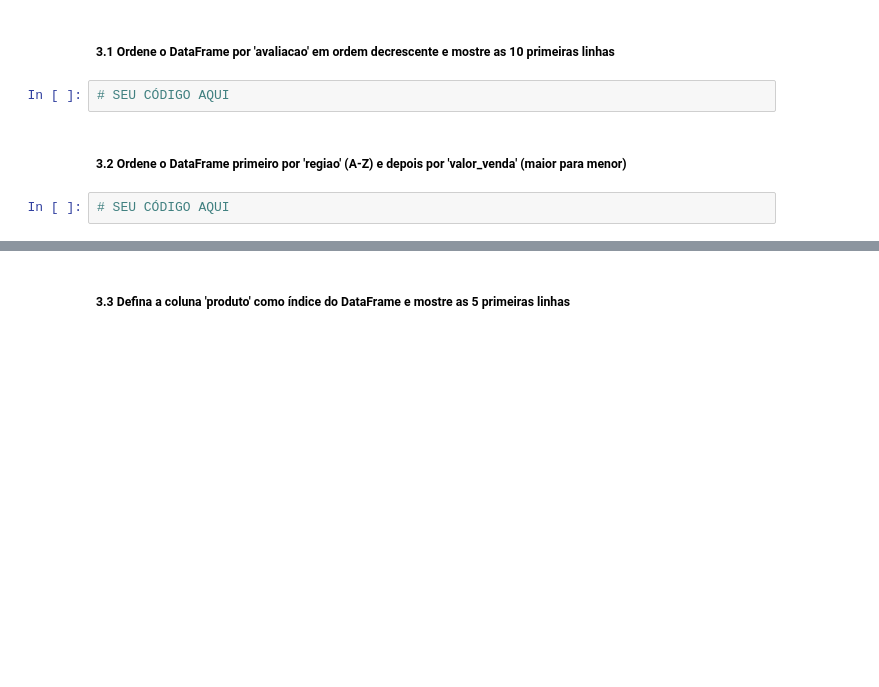
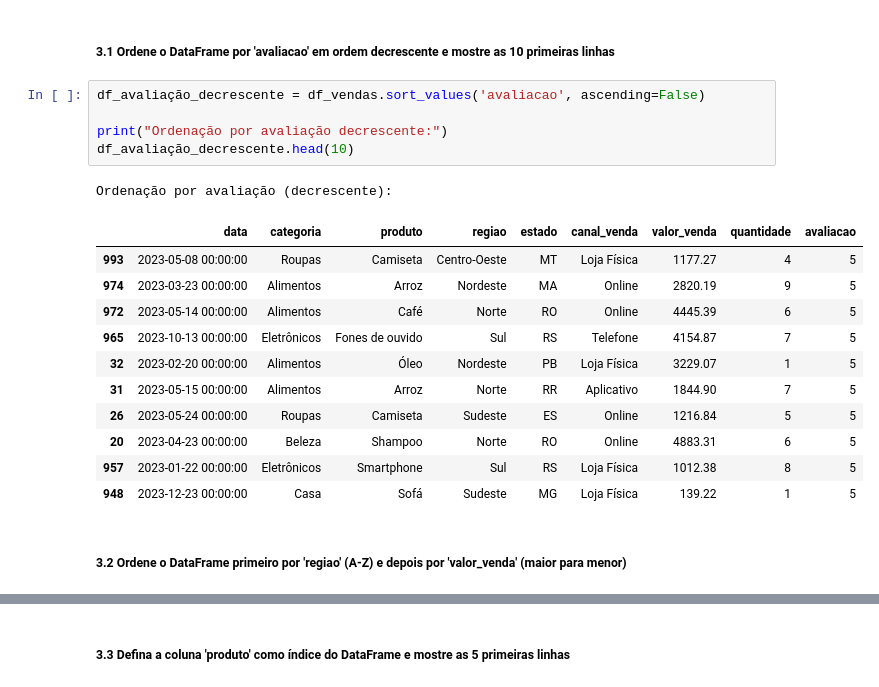
Before and after one commit to nxgleo/Notebook-lads, a Jupyter notebook: desafio_2_etapa.ipynb, the cells around one changed output, grey strips where cells are left out. Drawn from its saved outputs; the diff is of its cells as text; blank space fills up the shorter version.

```diff
--- a/desafio_2_etapa.ipynb
+++ b/desafio_2_etapa.ipynb
@@ -539,9 +594,23 @@ except:
 Agora, pratique a ordenação e indexação com os seguintes exercícios:
 # %% [markdown]
 ##### 3.1 Ordene o DataFrame por 'avaliacao' em ordem decrescente e mostre as 10 primeiras linhas
-# %%
-# SEU CÓDIGO AQUI
+# %%
+df_avaliação_decrescente = df_vendas.sort_values('avaliacao', ascending=False)
+
+print("Ordenação por avaliação decrescente:")
+df_avaliação_decrescente.head(10)
+# %% [output]
+Ordenação por avaliação (decrescente):
+|  | data | categoria | produto | regiao | estado | canal_venda | valor_venda | quantidade | avaliacao |
+| 993 | 2023-05-08 00:00:00 | Roupas | Camiseta | Centro-Oeste | MT | Loja Física | 1177.27 | 4 | 5 |
+| 974 | 2023-03-23 00:00:00 | Alimentos | Arroz | Nordeste | MA | Online | 2820.19 | 9 | 5 |
+| 972 | 2023-05-14 00:00:00 | Alimentos | Café | Norte | RO | Online | 4445.39 | 6 | 5 |
+| 965 | 2023-10-13 00:00:00 | Eletrônicos | Fones de ouvido | Sul | RS | Telefone | 4154.87 | 7 | 5 |
+| 32 | 2023-02-20 00:00:00 | Alimentos | Óleo | Nordeste | PB | Loja Física | 3229.07 | 1 | 5 |
+| 31 | 2023-05-15 00:00:00 | Alimentos | Arroz | Norte | RR | Aplicativo | 1844.90 | 7 | 5 |
+| 26 | 2023-05-24 00:00:00 | Roupas | Camiseta | Sudeste | ES | Online | 1216.84 | 5 | 5 |
+| 20 | 2023-04-23 00:00:00 | Beleza | Shampoo | Norte | RO | Online | 4883.31 | 6 | 5 |
+| 957 | 2023-01-22 00:00:00 | Eletrônicos | Smartphone | Sul | RS | Loja Física | 1012.38 | 8 | 5 |
+| 948 | 2023-12-23 00:00:00 | Casa | Sofá | Sudeste | MG | Loja Física | 139.22 | 1 | 5 |
 # %% [markdown]
 ##### 3.2 Ordene o DataFrame primeiro por 'regiao' (A-Z) e depois por 'valor_venda' (maior para menor)
-# %%
-# SEU CÓDIGO AQUI
```
Also changed, not shown: parts of 32 cells of this notebook.
